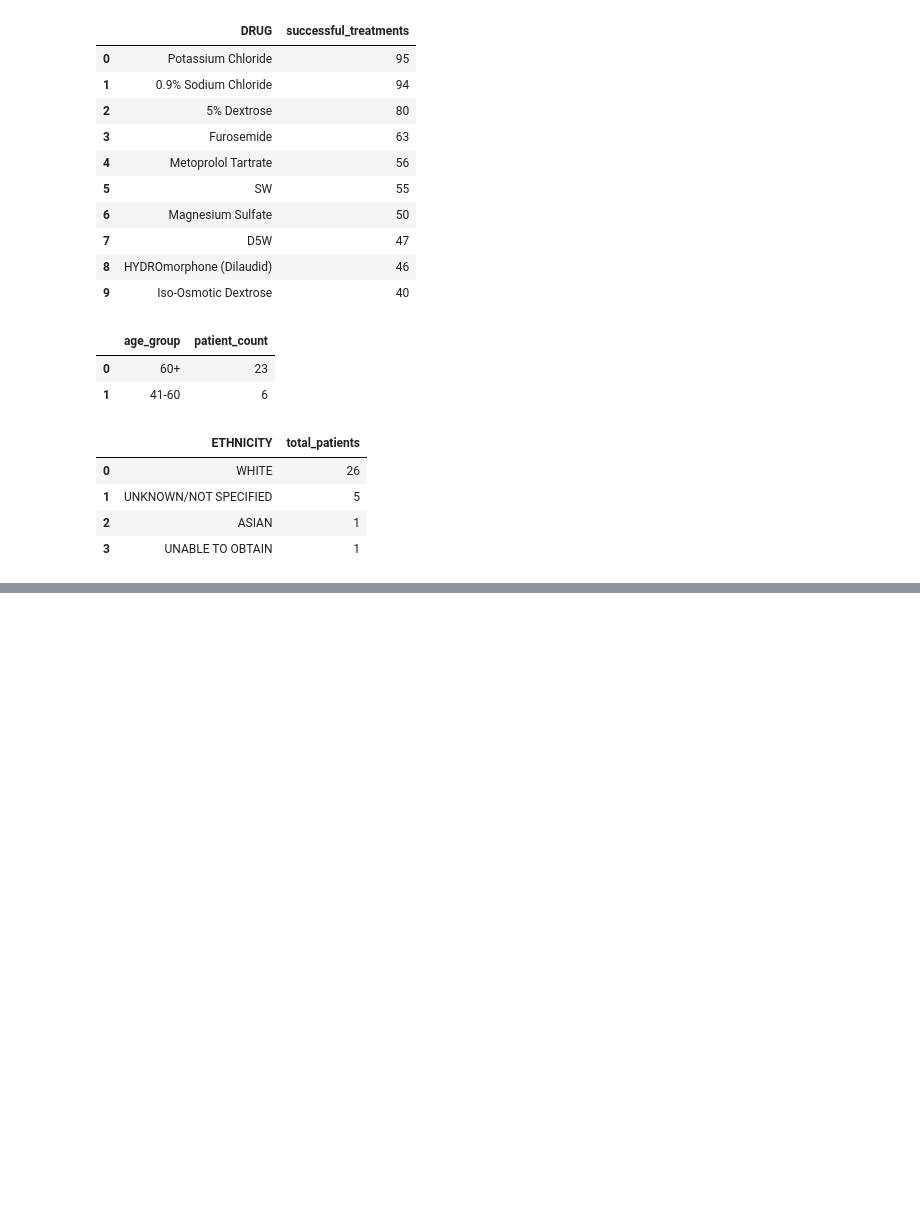
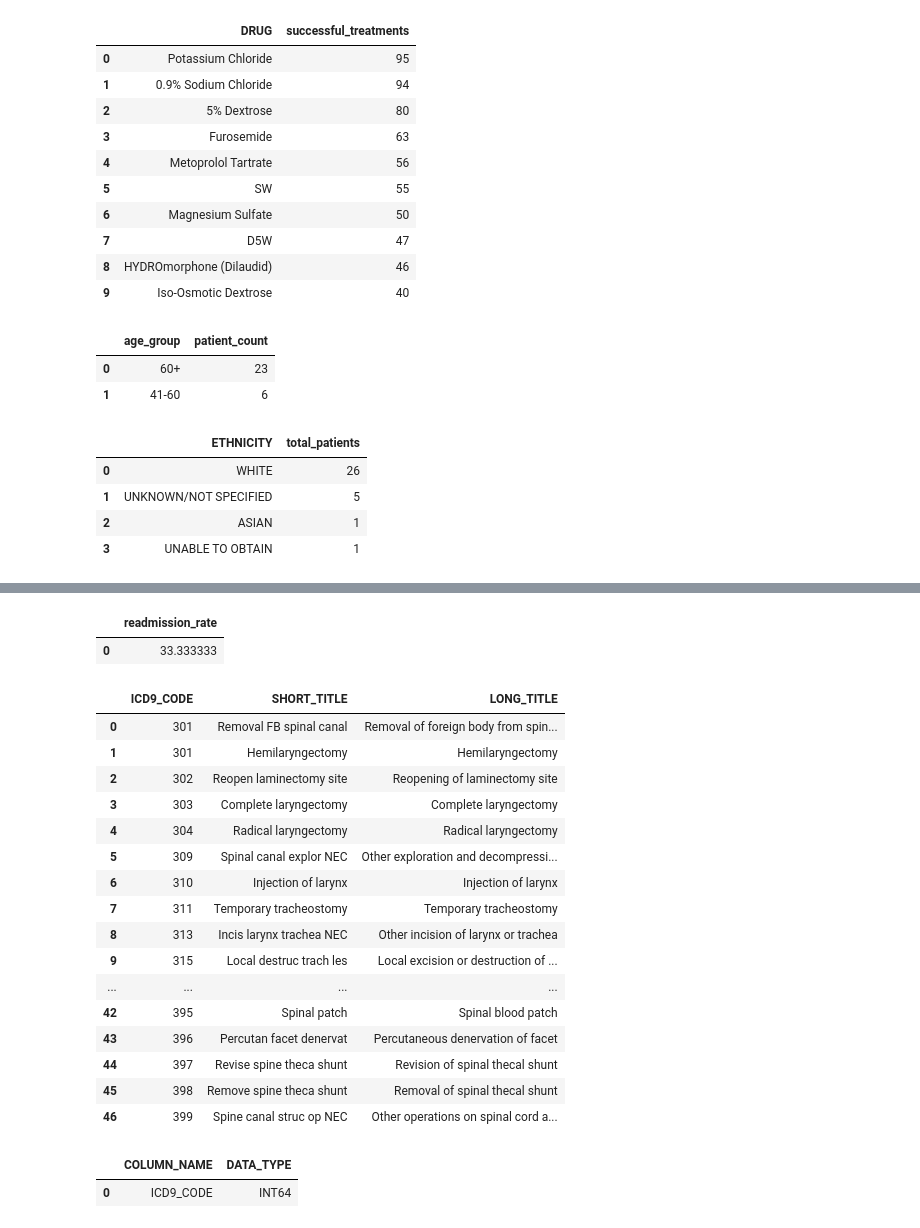
Before and after one commit to enitin-agarwal/azureforaws, a Jupyter notebook: MimiciiiSql.ipynb, the cells around one changed output, grey strips where cells are left out. Cells and saved outputs as stored; diff of their text form; code cells hidden in the pictures; blank space fills up the shorter version.

```diff
--- a/MimiciiiSql.ipynb
+++ b/MimiciiiSql.ipynb
@@ -328,0 +360,68 @@ ORDER BY total_patients DESC;
+# %%
+%%bigquery --project ultimate-balm-449016-q6
+
+WITH SurgeryPatients AS (
+    SELECT DISTINCT pi.SUBJECT_ID, pi.HADM_ID
+    FROM `physionet-data.mimiciii_demo.procedures_icd` pi
+    JOIN `physionet-data.mimiciii_demo.d_icd_procedures` dip ON pi.ICD9_CODE = dip.ICD9_CODE
+        JOIN `physionet-data.mimiciii_demo.diagnoses_icd` d  -- Ensure only cancer patients
+    ON pi.HADM_ID = d.HADM_ID
+
+    WHERE CAST(dip.ICD9_CODE AS INT64) BETWEEN 300 AND 399 -- Assuming surgical procedures
+        AND CAST(d.ICD9_CODE AS STRING) BETWEEN '140' AND '209'  -- Cancer diagnoses
+
+)
+SELECT
+    (COUNT(DISTINCT a1.SUBJECT_ID) * 100.0 / (SELECT COUNT(DISTINCT SUBJECT_ID) FROM SurgeryPatients)) AS readmission_rate
+FROM `physionet-data.mimiciii_demo.admissions` a1
+JOIN SurgeryPatients sp ON a1.SUBJECT_ID = sp.SUBJECT_ID
+WHERE a1.ADMITTIME > (
+    SELECT MAX(a2.DISCHTIME)
+    FROM `physionet-data.mimiciii_demo.admissions` a2
+    WHERE a2.SUBJECT_ID = a1.SUBJECT_ID
+      AND a2.ADMITTIME < a1.ADMITTIME
+)
+AND DATETIME_DIFF(a1.ADMITTIME, (
+    SELECT MAX(a2.DISCHTIME)
+    FROM `physionet-data.mimiciii_demo.admissions` a2
+    WHERE a2.SUBJECT_ID = a1.SUBJECT_ID
+      AND a2.ADMITTIME < a1.ADMITTIME
+), DAY) <= 30;
+# %% [output]
+|  | readmission_rate |
+| 0 | 33.333333 |
+# %%
+%%bigquery --project ultimate-balm-449016-q6
+
+SELECT DISTINCT ICD9_CODE, SHORT_TITLE, LONG_TITLE
+FROM `physionet-data.mimiciii_demo.d_icd_procedures`
+where ICD9_CODE BETWEEN 300 and 399
+ORDER BY ICD9_CODE
+LIMIT 50;
+# %% [output]
+|  | ICD9_CODE | SHORT_TITLE | LONG_TITLE |
+| 0 | 301 | Removal FB spinal canal | Removal of foreign body from spin... |
+| 1 | 301 | Hemilaryngectomy | Hemilaryngectomy |
+| 2 | 302 | Reopen laminectomy site | Reopening of laminectomy site |
+| 3 | 303 | Complete laryngectomy | Complete laryngectomy |
+| 4 | 304 | Radical laryngectomy | Radical laryngectomy |
+| 5 | 309 | Spinal canal explor NEC | Other exploration and decompressi... |
+| 6 | 310 | Injection of larynx | Injection of larynx |
+| 7 | 311 | Temporary tracheostomy | Temporary tracheostomy |
+| 8 | 313 | Incis larynx trachea NEC | Other incision of larynx or trachea |
+| 9 | 315 | Local destruc trach les | Local excision or destruction of ... |
+| ... | ... | ... | ... |
+| 42 | 395 | Spinal patch | Spinal blood patch |
+| 43 | 396 | Percutan facet denervat | Percutaneous denervation of facet |
+| 44 | 397 | Revise spine theca shunt | Revision of spinal thecal shunt |
+| 45 | 398 | Remove spine theca shunt | Removal of spinal thecal shunt |
+| 46 | 399 | Spine canal struc op NEC | Other operations on spinal cord a... |
+# %%
+%%bigquery --project ultimate-balm-449016-q6
+
+SELECT COLUMN_NAME, DATA_TYPE
+FROM `physionet-data.mimiciii_demo.INFORMATION_SCHEMA.COLUMNS`
+WHERE TABLE_NAME = 'd_icd_procedures' AND COLUMN_NAME = 'ICD9_CODE';
+# %% [output]
+|  | COLUMN_NAME | DATA_TYPE |
+| 0 | ICD9_CODE | INT64 |
```
Also changed, not shown: parts of 2 cells of this notebook.
